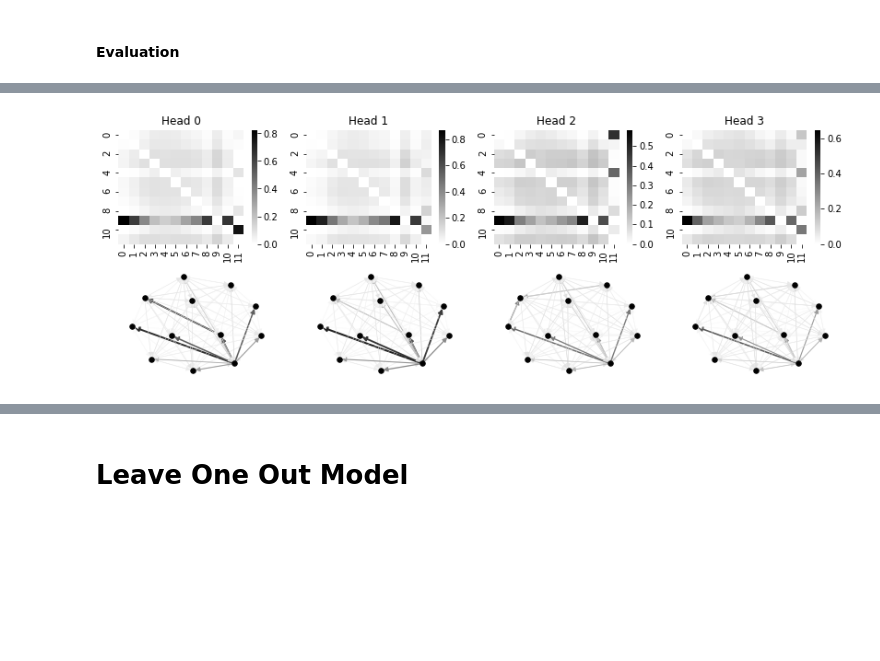
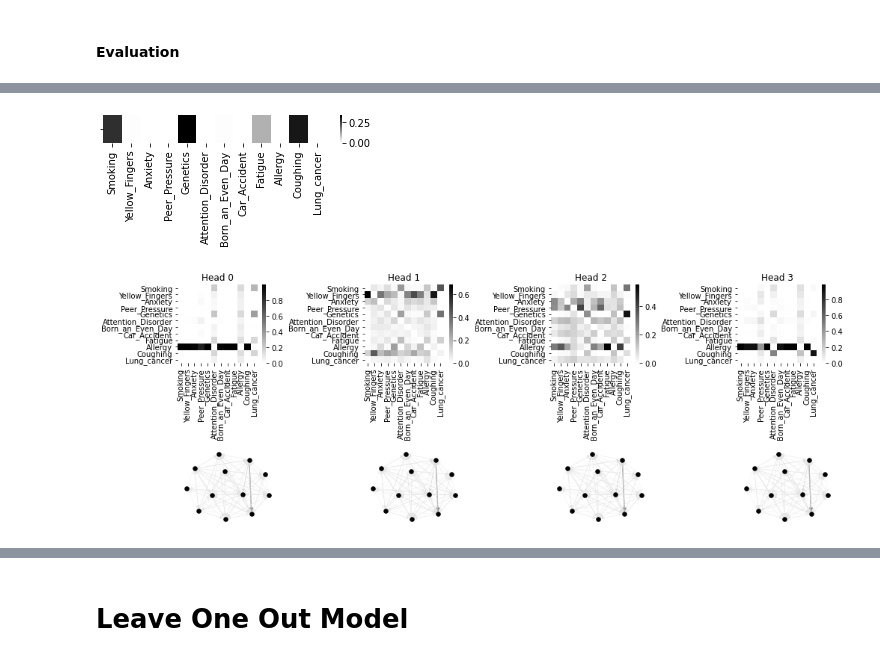
Before and after one commit to jvrana/deep-learning-guides, a Jupyter notebook: notebooks/annotated_universal_graph_transformer/causes_of_lung_cancer/causes_of_lung_cancer.ipynb, the cells around one changed output, grey strips where cells are left out. Drawn from its saved outputs; the diff is of its cells as text; code cells hidden in the pictures; blank space fills up the shorter version.

```diff
--- a/notebooks/annotated_universal_graph_transformer/causes_of_lung_cancer/causes_of_lung_cancer.ipynb
+++ b/notebooks/annotated_universal_graph_transformer/causes_of_lung_cancer/causes_of_lung_cancer.ipynb
@@ -46,6 +46,8 @@ df.head()
 ### Loader and Transforms
 # %%
 import typing
+from copy import deepcopy
+
 
 class Compose(typing.Callable):
 
@@ -56,6 +58,11 @@ class Compose(typing.Callable):
         for transform in self.transforms:
             x = transform(x)
         return x
+
+class Deepcopy(typing.Callable):
+
+    def __call__(self, x):
+        return deepcopy(x)
 
 class ToDGLFullyConnected(typing.Callable):
 
@@ -146,7 +153,7 @@ class PdDataset(Dataset):
         self.transformed = {}
 
     def __getitem__(self, idx):
-        x = df.iloc[idx].to_dict()
+        x = self.df.iloc[idx].to_dict()
         if self.transforms:
             if isinstance(self.transforms, (list, tuple)):
                 for t in self.transforms:
@@ -194,8 +201,11 @@ class CachedDataset(Dataset):
         return [self.__class__(s) for s in self.dataset.split(*splits)]
 
 LeaveOneOut = Compose(
+    Deepcopy(),
     ToDGLFullyConnected(list(df.columns), feature_key='x', target_key='y'),
     CloneNodeData('y', 'y_hat'),
     MaskNodeData(-1, key='y', mask_key='mask', mask_value=-1)
 )
-dataset = PdDataset(df=df, transforms=LeaveOneOut)
+dataset = PdDataset(df=pd.concat([df, df], ignore_index=True), transforms=LeaveOneOut)
+
+dataset[3000]
@@ -447,42 +474,52 @@ def to_nxg(g: dgl.DGLGraph) -> nx.DiGraph:
     return nxg
 
 def plot_graph(g: dgl.DGLGraph, ax=None, prog='neato', **kwargs):
     nxg = to_nxg(g)
     pos = nx.nx_agraph.pygraphviz_layout(nxg, prog=prog)
     nx.draw(nxg, pos=pos, ax=ax, **kwargs)
     return ax, pos, nxg
 
 def attn_to_sparse(g: dgl.DGLGraph, attn: torch.Tensor):
     n = g.number_of_nodes()
     i = torch.stack(g.edges())
-    v = attn
-    x = torch.sparse_coo_tensor(i, v.flatten(), (n, n))
+    s = attn.shape
+    expected_shape = (n, n, *list(s)[1:])
+    x = torch.sparse_coo_tensor(i, attn, expected_shape)
     return x
 
 
-def plot_multihead_attention(g, attn, cmap='binary', node_color='k', node_size=30, prog='neato', scale_width=2., min_width=0.3):
+def plot_multihead_attention(g, attn, cmap='binary', labels='auto', node_color='k', node_size=30, prog='neato', scale_width=2., min_width=0.3):
     fig, axes = plt.subplots(2, 4, figsize=(14, 5))
     attn_arr =[]
-    for i in range(attn.size(1)):
+
+    attn_ = attn_to_sparse(g, attn.detach().squeeze(-1)).to_dense()
+    for i in range(attn_.shape[-1]):
         ax = axes.flatten()[i]
         ax.set_title("Head {}".format(i))
-        a = attn[:, i].detach().flatten()
-        _attn = attn_to_sparse(g, a).to_dense().numpy()
+        _attn = attn_[..., i]
         attn_arr.append(_attn)
-        sns.heatmap(_attn, ax=ax, linewidths=0, cmap=cmap)
+        sns.heatmap(_attn, ax=ax, linewidths=0, cmap=cmap, xticklabels=labels, yticklabels=labels)
         norm = mpl.colors.Normalize(vmin=0,vmax=1.)
         edge_colors = cm.get_cmap(cmap)(norm(a))
         edges = g.edges()
         edgelist = [(edges[0][i].item(), edges[1][i].item()) for i in range(g.number_of_edges())]
 
         ax, pos, nxg = plot_graph(g, prog=prog, width=a*scale_width + min_width, edge_color=edge_colors, edgelist=edgelist, ax=axes.flatten()[i+4], node_size=node_size, node_color=node_color)
+    plt.tight_layout()
 
-def eval_network():
-    g = loaders['eval'].dataset[2]
+def eval_network(g, net):
     net(g, g.ndata['x'], g.ndata['y'])
     attn = net.attn.layer.attn
-    plot_multihead_attention(g, attn)
+    plot_multihead_attention(g, attn, labels=list(df.columns))
 
-eval_network()
+g = loaders['eval'].dataset[2]
+net(g, g.ndata['x'], g.ndata['y'])
+attn = net.attn.layer.attn.squeeze(-1)
+fig, ax = plt.subplots(1, 1, figsize=(5, .5))
+sns.heatmap(attn_to_sparse(g, attn).to_dense().mean(-1)[..., -1:].detach().T, ax=ax, cmap='binary', yticklabels=[''], xticklabels=df.columns)
+plt.show()
+
+eval_network(loaders['eval'].dataset[2], net)
 # %% [output]
-[figure, old version]
+[figure, new version]
+[figure, added]
```
Also changed, not shown: parts of 25 cells of this notebook.
